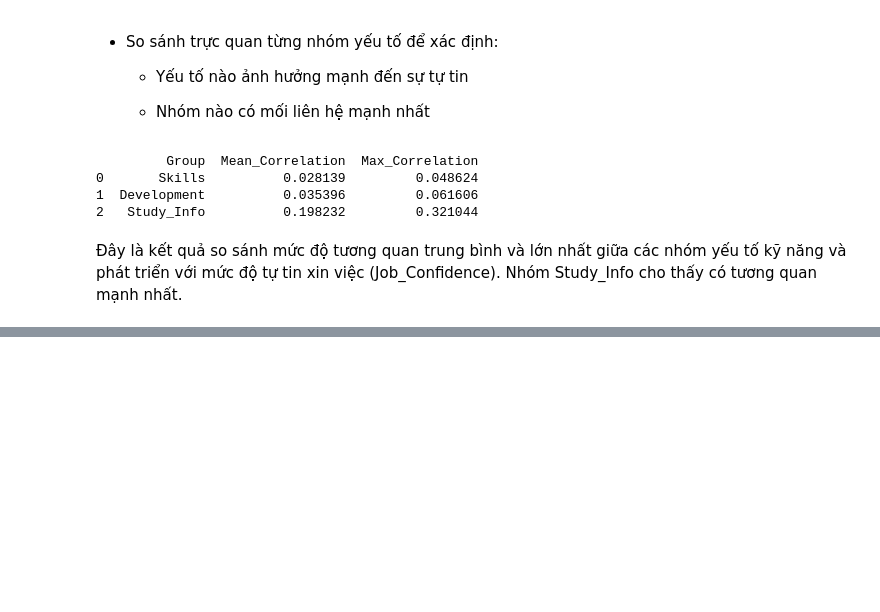
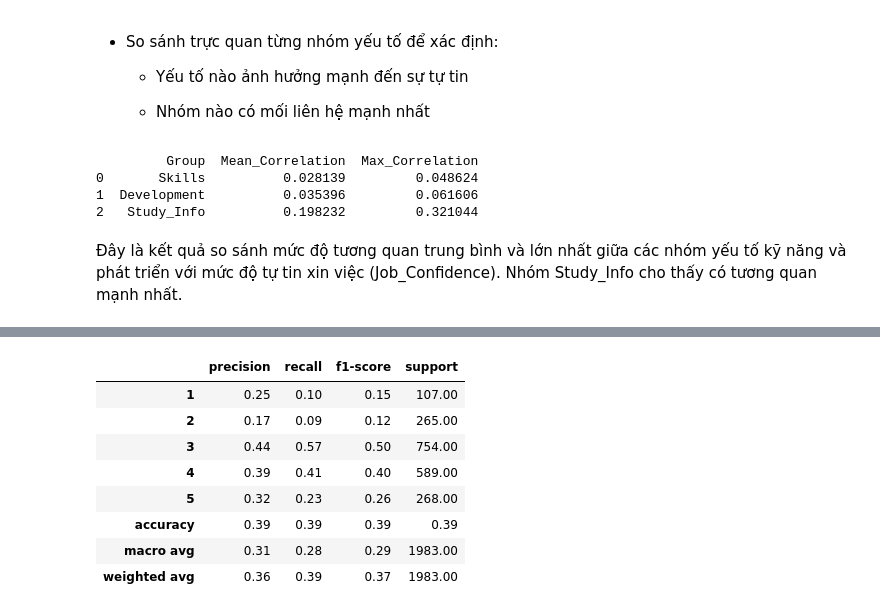
Before and after one commit to mnguyt25/quan-ly-thu-vien, a Jupyter notebook: Bai 50/project50.ipynb, the cells around one changed output, grey strips where cells are left out. Drawn from its saved outputs; the diff is of its cells as text; code cells hidden in the pictures; blank space fills up the shorter version.

```diff
--- a/Bai 50/project50.ipynb
+++ b/Bai 50/project50.ipynb
@@ -10519,0 +10591,15 @@ Nhóm Study_Info cho thấy có tương quan mạnh nhất.
+# %%
+report = classification_report(y_test, y_pred, output_dict=True)
+report_df = pd.DataFrame(report).transpose()
+
+display(report_df.round(2))
+# %% [output]
+|  | precision | recall | f1-score | support |
+| 1 | 0.25 | 0.10 | 0.15 | 107.00 |
+| 2 | 0.17 | 0.09 | 0.12 | 265.00 |
+| 3 | 0.44 | 0.57 | 0.50 | 754.00 |
+| 4 | 0.39 | 0.41 | 0.40 | 589.00 |
+| 5 | 0.32 | 0.23 | 0.26 | 268.00 |
+| accuracy | 0.39 | 0.39 | 0.39 | 0.39 |
+| macro avg | 0.31 | 0.28 | 0.29 | 1983.00 |
+| weighted avg | 0.36 | 0.39 | 0.37 | 1983.00 |
```
Also changed, not shown: parts of 17 cells of this notebook, 1 other file.
